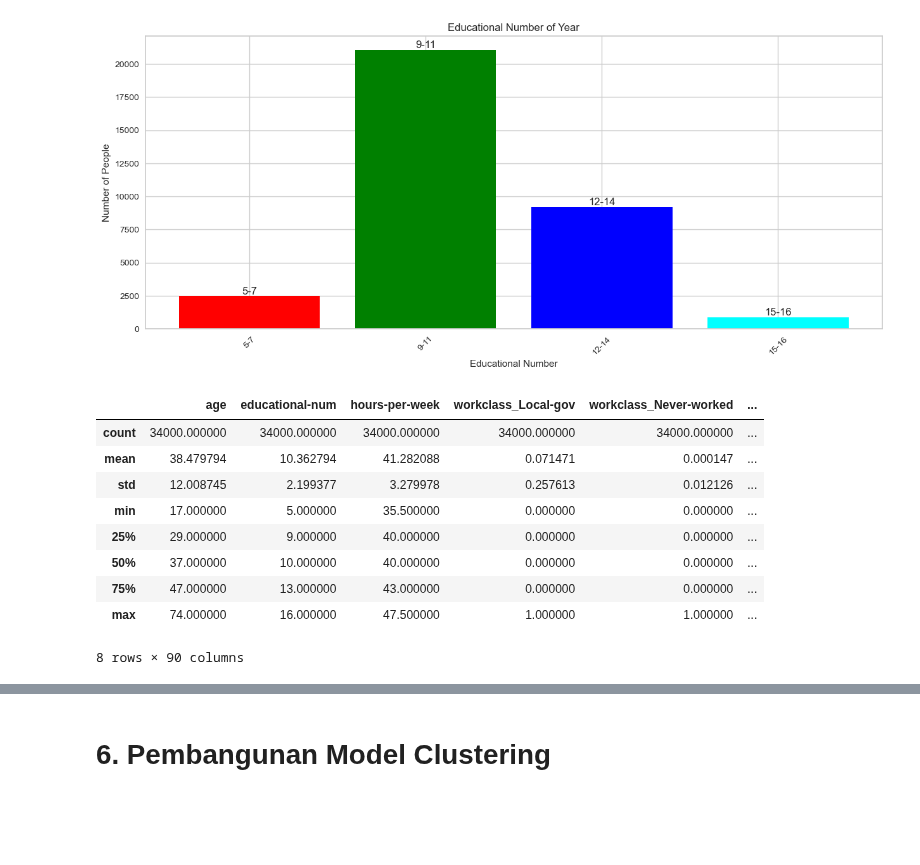
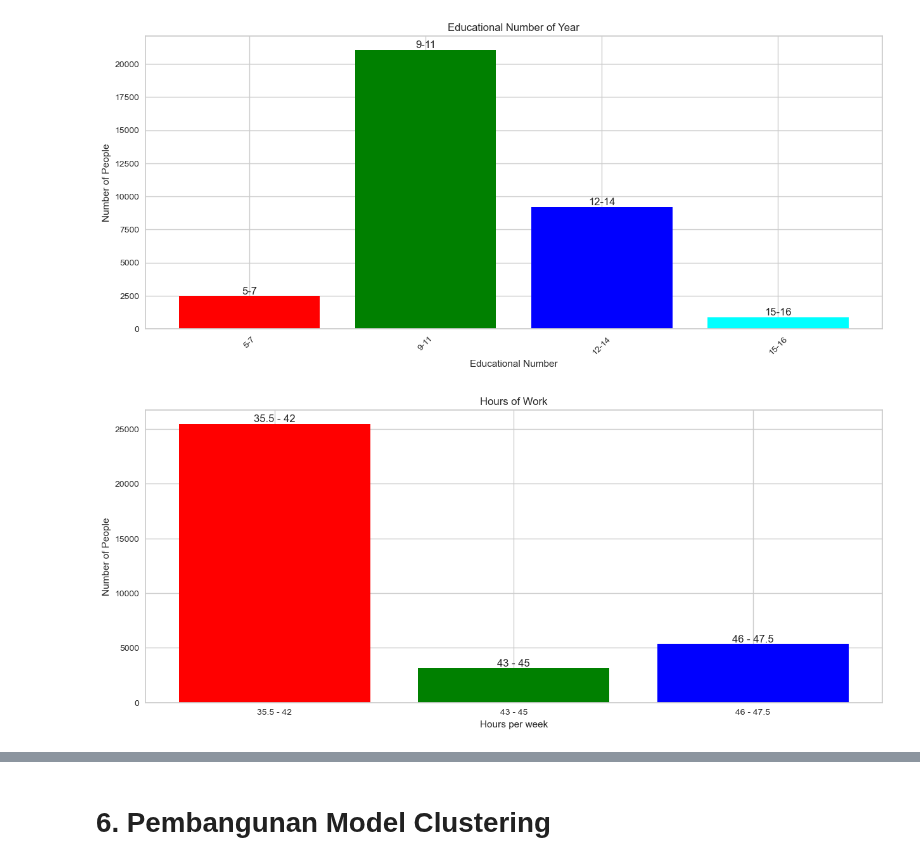
Before and after one commit to gerynsb/Project_ML_Clustering, a Jupyter notebook: [Clustering]_Submission_Akhir_BMLP_Dean Gery Pasamba.ipynb, the cells around one changed output, grey strips where cells are left out. Cells and saved outputs as stored; diff of their text form; code cells hidden in the pictures; blank space fills up the shorter version.

```diff
--- a/[Clustering]_Submission_Akhir_BMLP_Dean Gery Pasamba.ipynb
+++ b/[Clustering]_Submission_Akhir_BMLP_Dean Gery Pasamba.ipynb
@@ -412,32 +408,24 @@ plt.show()
 # %%
 # Binning untuk hours of work
 hr35_42 = df['hours-per-week'][(df['hours-per-week'] >= 35.5) & (df['hours-per-week'] <= 42)]
 hr43_45 = df['hours-per-week'][(df['hours-per-week'] >= 43) & (df['hours-per-week'] <= 45)]
 hr46_47 = df['hours-per-week'][(df['hours-per-week'] >= 46) & (df['hours-per-week'] <= 47.5)]
 
 hrx = ['35.5 - 42', '43 - 45', '46 - 47.5']
 hry = [len(hr35_42.values), len(hr43_45.values), len(hr46_47.values)]
 
 # Membuat bar chart
 plt.figure(figsize=(15, 6))
 plt.bar(hrx, hry, color=['red', 'green', 'blue'])
 plt.title('Hours of Work')
 plt.xlabel('Hours per week')
 plt.ylabel('Number of People')
 
 
 # Menambahkan label jumlah
-for i in range(
+for i in range(len(hrx)):
+    plt.text(i, hry[i], hrx[i], ha='center', va='bottom')
+
+plt.show()
+# %% [output]
+[figure, added]
-# %%
-df.describe()
-# %% [output]
-|  | age | educational-num | hours-per-week | workclass_Local-gov | workclass_Never-worked | ... |
-| count | 34000.000000 | 34000.000000 | 34000.000000 | 34000.000000 | 34000.000000 | ... |
-| mean | 38.479794 | 10.362794 | 41.282088 | 0.071471 | 0.000147 | ... |
-| std | 12.008745 | 2.199377 | 3.279978 | 0.257613 | 0.012126 | ... |
-| min | 17.000000 | 5.000000 | 35.500000 | 0.000000 | 0.000000 | ... |
-| 25% | 29.000000 | 9.000000 | 40.000000 | 0.000000 | 0.000000 | ... |
-| 50% | 37.000000 | 10.000000 | 40.000000 | 0.000000 | 0.000000 | ... |
-| 75% | 47.000000 | 13.000000 | 43.000000 | 0.000000 | 0.000000 | ... |
-| max | 74.000000 | 16.000000 | 47.500000 | 1.000000 | 1.000000 | ... |
-8 rows × 90 columns
```
Also changed, not shown: parts of 9 cells of this notebook.
